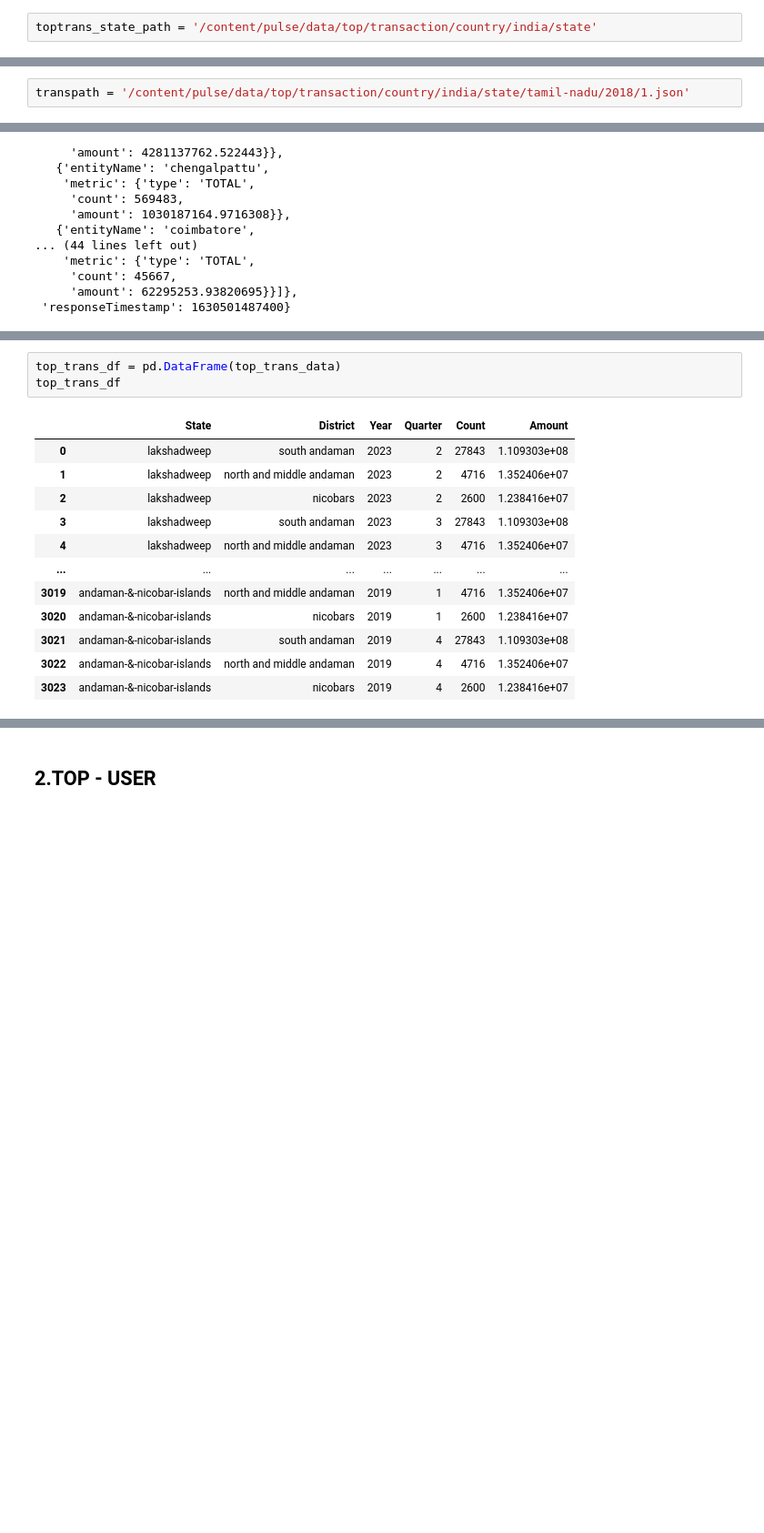
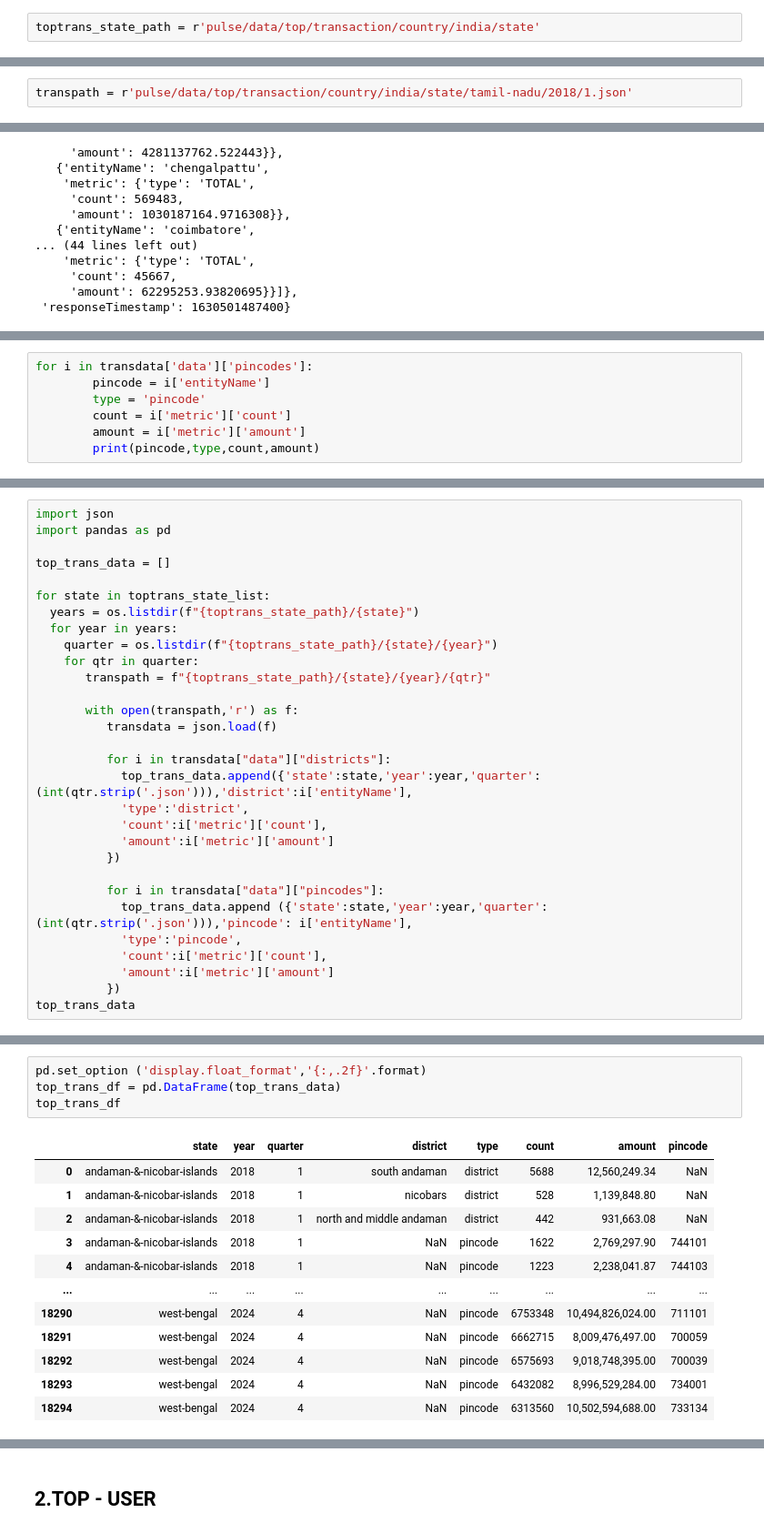
Before and after one commit to SUDHAKARMVRS/DS-Phonepe-Project, a Jupyter notebook: PhonepeProject.ipynb, the cells around one changed output, grey strips where cells are left out. Shown at 91% size. Cells and saved outputs as stored; diff of their text form; blank space fills up the shorter version.

```diff
--- a/PhonepeProject.ipynb
+++ b/PhonepeProject.ipynb
@@ -1290,2 +1309,2 @@ fatal: destination path 'pulse' already exists and is not an empty directory.
 # %%
-toptrans_state_path = '/content/pulse/data/top/transaction/country/india/state'
+toptrans_state_path = r'pulse/data/top/transaction/country/india/state'
@@ -1340,7 +1361,7 @@ for state in toptrans_state_list:
 # %%
 import json
 # %%
-transpath = '/content/pulse/data/top/transaction/country/india/state/tamil-nadu/2018/1.json'
+transpath = r'pulse/data/top/transaction/country/india/state/tamil-nadu/2018/1.json'
 # %%
 with open(transpath,'r') as f:
   transdata = json.load(f)
@@ -1458,0 +1405,7 @@ for state in topuser_state_list:
+# %%
+for i in transdata['data']['pincodes']:
+        pincode = i['entityName']
+        type = 'pincode'
+        count = i['metric']['count']
+        amount = i['metric']['amount']
+        print(pincode,type,count,amount)
@@ -1458,0 +1423,30 @@ for state in topuser_state_list:
+# %%
+import json
+import pandas as pd
+
+top_trans_data = []
+
+for state in toptrans_state_list:
+  years = os.listdir(f"{toptrans_state_path}/{state}")
+  for year in years:
+    quarter = os.listdir(f"{toptrans_state_path}/{state}/{year}")
+    for qtr in quarter:
+       transpath = f"{toptrans_state_path}/{state}/{year}/{qtr}"
+
+       with open(transpath,'r') as f:
+          transdata = json.load(f)
+
+          for i in transdata["data"]["districts"]:
+            top_trans_data.append({'state':state,'year':year,'quarter':(int(qtr.strip('.json'))),'district':i['entityName'],
+            'type':'district',
+            'count':i['metric']['count'],
+            'amount':i['metric']['amount']
+          })
+
+          for i in transdata["data"]["pincodes"]:
+            top_trans_data.append ({'state':state,'year':year,'quarter':(int(qtr.strip('.json'))),'pincode': i['entityName'],
+            'type':'pincode',
+            'count':i['metric']['count'],
+            'amount':i['metric']['amount']
+          })
+top_trans_data
@@ -1459,16 +1471,17 @@ for state in topuser_state_list:
 # %%
+pd.set_option ('display.float_format','{:,.2f}'.format)
 top_trans_df = pd.DataFrame(top_trans_data)
 top_trans_df
 # %% [output]
-|  | State | District | Year | Quarter | Count | Amount |
-| 0 | lakshadweep | south andaman | 2023 | 2 | 27843 | 1.109303e+08 |
-| 1 | lakshadweep | north and middle andaman | 2023 | 2 | 4716 | 1.352406e+07 |
-| 2 | lakshadweep | nicobars | 2023 | 2 | 2600 | 1.238416e+07 |
-| 3 | lakshadweep | south andaman | 2023 | 3 | 27843 | 1.109303e+08 |
-| 4 | lakshadweep | north and middle andaman | 2023 | 3 | 4716 | 1.352406e+07 |
-| ... | ... | ... | ... | ... | ... | ... |
-| 3019 | andaman-&-nicobar-islands | north and middle andaman | 2019 | 1 | 4716 | 1.352406e+07 |
-| 3020 | andaman-&-nicobar-islands | nicobars | 2019 | 1 | 2600 | 1.238416e+07 |
-| 3021 | andaman-&-nicobar-islands | south andaman | 2019 | 4 | 27843 | 1.109303e+08 |
-| 3022 | andaman-&-nicobar-islands | north and middle andaman | 2019 | 4 | 4716 | 1.352406e+07 |
-| 3023 | andaman-&-nicobar-islands | nicobars | 2019 | 4 | 2600 | 1.238416e+07 |
+|  | state | year | quarter | district | type | count | amount | pincode |
+| 0 | andaman-&-nicobar-islands | 2018 | 1 | south andaman | district | 5688 | 12,560,249.34 | NaN |
+| 1 | andaman-&-nicobar-islands | 2018 | 1 | nicobars | district | 528 | 1,139,848.80 | NaN |
+| 2 | andaman-&-nicobar-islands | 2018 | 1 | north and middle andaman | district | 442 | 931,663.08 | NaN |
+| 3 | andaman-&-nicobar-islands | 2018 | 1 | NaN | pincode | 1622 | 2,769,297.90 | 744101 |
+| 4 | andaman-&-nicobar-islands | 2018 | 1 | NaN | pincode | 1223 | 2,238,041.87 | 744103 |
+| ... | ... | ... | ... | ... | ... | ... | ... | ... |
+| 18290 | west-bengal | 2024 | 4 | NaN | pincode | 6753348 | 10,494,826,024.00 | 711101 |
+| 18291 | west-bengal | 2024 | 4 | NaN | pincode | 6662715 | 8,009,476,497.00 | 700059 |
+| 18292 | west-bengal | 2024 | 4 | NaN | pincode | 6575693 | 9,018,748,395.00 | 700039 |
+| 18293 | west-bengal | 2024 | 4 | NaN | pincode | 6432082 | 8,996,529,284.00 | 734001 |
+| 18294 | west-bengal | 2024 | 4 | NaN | pincode | 6313560 | 10,502,594,688.00 | 733134 |
```
Also changed, not shown: parts of 220 cells of this notebook.
